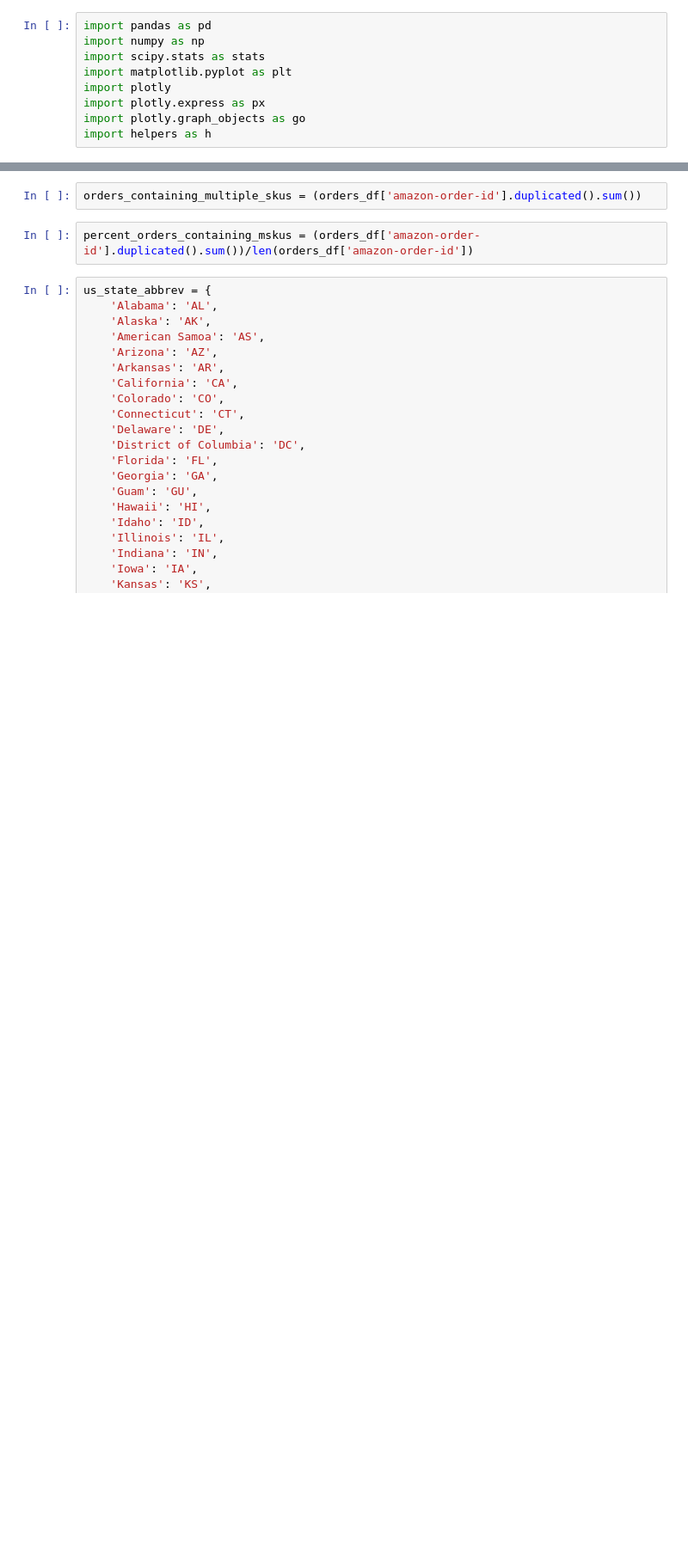
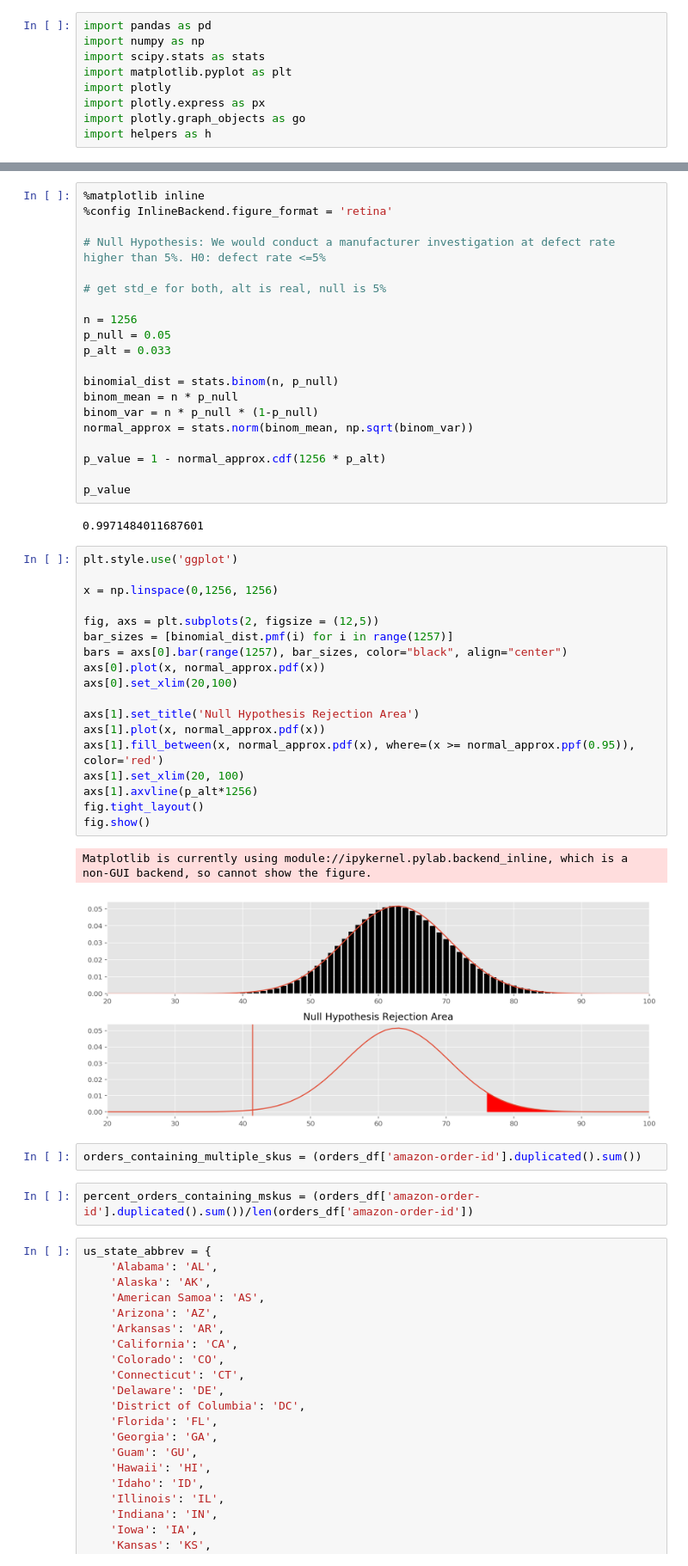
Before and after one commit to ryankirkland/customer-data-analysis, a Jupyter notebook: PBE-Order-Analysis.ipynb, the cells around one changed output, grey strips where cells are left out. Shown at 86% size. Drawn from its saved outputs; the diff is of its cells as text; blank space fills up the shorter version.

Commit message:
null hypothesis test for defective rate

```diff
--- a/PBE-Order-Analysis.ipynb
+++ b/PBE-Order-Analysis.ipynb
@@ -60,3 +111,46 @@ total_orders
+# %%
+%matplotlib inline
+%config InlineBackend.figure_format = 'retina'
+
+# Null Hypothesis: We would conduct a manufacturer investigation at defect rate higher than 5%. H0: defect rate <=5%
+
+# get std_e for both, alt is real, null is 5%
+
+n = 1256
+p_null = 0.05
+p_alt = 0.033
+
+binomial_dist = stats.binom(n, p_null)
+binom_mean = n * p_null
+binom_var = n * p_null * (1-p_null)
+normal_approx = stats.norm(binom_mean, np.sqrt(binom_var))
+
+p_value = 1 - normal_approx.cdf(1256 * p_alt)
+
+p_value
+# %% [output]
+0.9971484011687601
+# %%
+plt.style.use('ggplot')
+
+x = np.linspace(0,1256, 1256)
+
+fig, axs = plt.subplots(2, figsize = (12,5))
+bar_sizes = [binomial_dist.pmf(i) for i in range(1257)]
+bars = axs[0].bar(range(1257), bar_sizes, color="black", align="center")
+axs[0].plot(x, normal_approx.pdf(x))
+axs[0].set_xlim(20,100)
+
+axs[1].set_title('Null Hypothesis Rejection Area')
+axs[1].plot(x, normal_approx.pdf(x))
+axs[1].fill_between(x, normal_approx.pdf(x), where=(x >= normal_approx.ppf(0.95)), color='red')
+axs[1].set_xlim(20, 100)
+axs[1].axvline(p_alt*1256)
+fig.tight_layout()
+fig.show()
+# %% [output]
+Matplotlib is currently using module://ipykernel.pylab.backend_inline, which is a non-GUI backend, so cannot show the figure.
+[figure, added]
 # %%
 orders_containing_multiple_skus = (orders_df['amazon-order-id'].duplicated().sum())
 # %%
```
Also changed, not shown: parts of 15 cells of this notebook.
